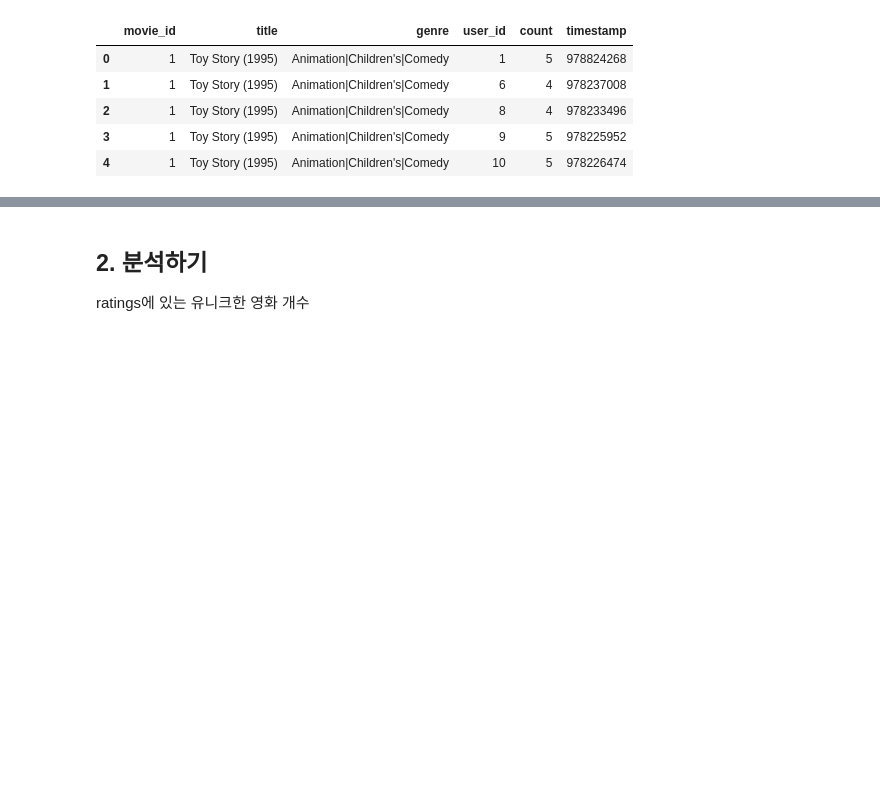
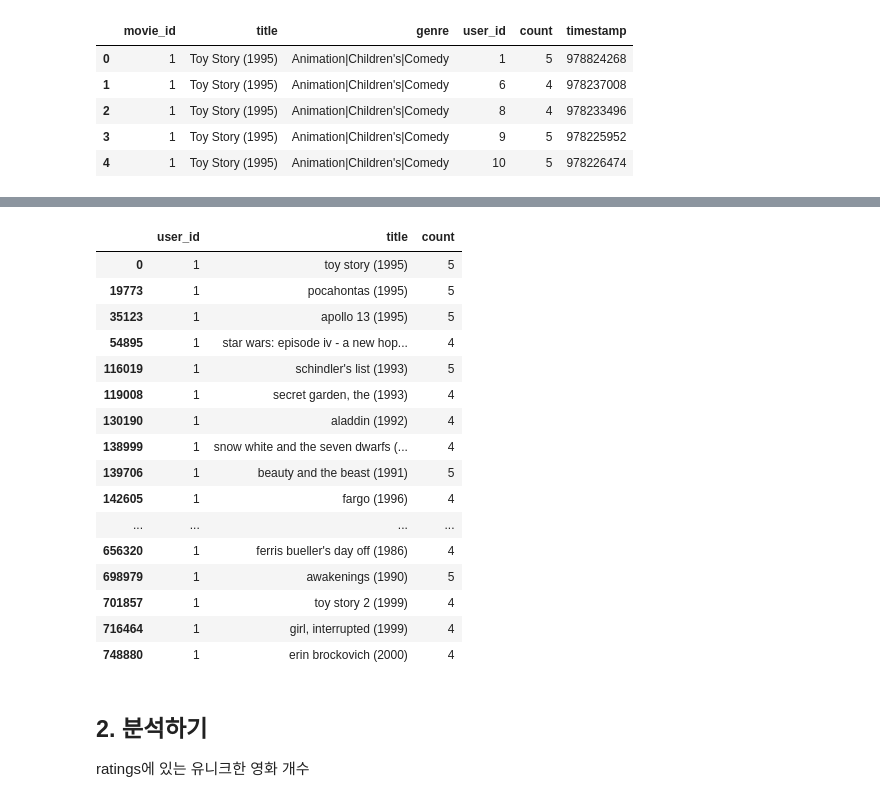
Before and after one commit to inistory/AIFFEL, a Jupyter notebook: E09/E09.ipynb, the cells around one changed output, grey strips where cells are left out. Saved outputs shown, nothing was run; the diff lists cells and outputs as text; code cells hidden in the pictures; blank space fills up the shorter version.

```diff
--- a/E09/E09.ipynb
+++ b/E09/E09.ipynb
@@ -70,3 +65,8 @@ data.head()
 | 2 | 1 | Toy Story (1995) | Animation|Children's|Comedy | 8 | 4 | 978233496 |
 | 3 | 1 | Toy Story (1995) | Animation|Children's|Comedy | 9 | 5 | 978225952 |
 | 4 | 1 | Toy Story (1995) | Animation|Children's|Comedy | 10 | 5 | 978226474 |
+# %%
+# # 사용하는 컬럼만 남겨줍니다.
+using_cols = ['user_id', 'title', 'count']
+data = data[using_cols]
+data.head(10)
@@ -72,0 +85,4 @@ data.head()
+# %%
+#검색을 쉽게하기 위해 아티스트 문자열을 소문자로 바꿔 줍시다.
+data['title'] = data['title'].str.lower() # 검색을 쉽게하기 위해 아티스트 문자열을 소문자로 바꿔줍시다.
+data.head(10)
@@ -73,3 +101,25 @@ data.head()
+# %%
+#첫번째 유저가 어떤 영화를 봤는지
+condition = (data['user_id']== data.loc[0, 'user_id'])
+data.loc[condition]
+# %% [output]
+|  | user_id | title | count |
+| 0 | 1 | toy story (1995) | 5 |
+| 19773 | 1 | pocahontas (1995) | 5 |
+| 35123 | 1 | apollo 13 (1995) | 5 |
+| 54895 | 1 | star wars: episode iv - a new hop... | 4 |
+| 116019 | 1 | schindler's list (1993) | 5 |
+| 119008 | 1 | secret garden, the (1993) | 4 |
+| 130190 | 1 | aladdin (1992) | 4 |
+| 138999 | 1 | snow white and the seven dwarfs (... | 4 |
+| 139706 | 1 | beauty and the beast (1991) | 5 |
+| 142605 | 1 | fargo (1996) | 4 |
+| ... | ... | ... | ... |
+| 656320 | 1 | ferris bueller's day off (1986) | 4 |
+| 698979 | 1 | awakenings (1990) | 5 |
+| 701857 | 1 | toy story 2 (1999) | 4 |
+| 716464 | 1 | girl, interrupted (1999) | 4 |
+| 748880 | 1 | erin brockovich (2000) | 4 |
 # %% [markdown]
 ## 2. 분석하기
 ratings에 있는 유니크한 영화 개수
```
Also changed, not shown: parts of 43 cells of this notebook, 2 other files.
